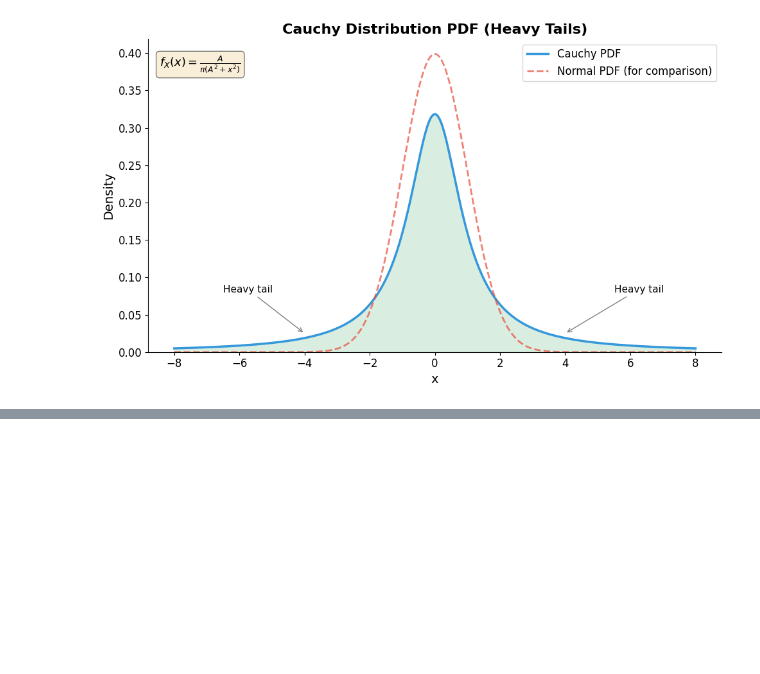
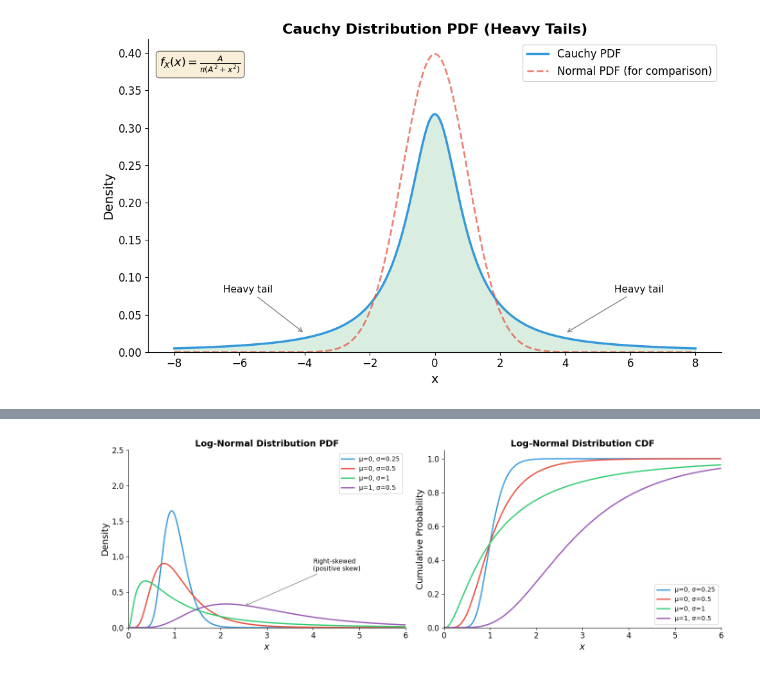
Before and after one commit to mattwalmsley/financial-modelling, a Jupyter notebook: quantitative/quant_platform/notebooks/probability_distributions_plots.ipynb, the cells around one changed output, grey strips where cells are left out. Drawn from its saved outputs; the diff is of its cells as text; code cells hidden in the pictures; blank space fills up the shorter version.

```diff
--- a/quantitative/quant_platform/notebooks/probability_distributions_plots.ipynb
+++ b/quantitative/quant_platform/notebooks/probability_distributions_plots.ipynb
@@ -308,0 +412,58 @@ plt.show()
+# %%
+# Log-Normal Distribution - PDF and CDF
+fig, axes = plt.subplots(1, 2, figsize=(14, 5))
+
+# Parameters: mu and sigma are the mean and std of the underlying normal distribution
+# For lognormal: if Y = exp(X) where X ~ N(mu, sigma^2), then Y ~ LogNormal(mu, sigma)
+params = [
+    (0, 0.25, "μ=0, σ=0.25"),
+    (0, 0.5, "μ=0, σ=0.5"),
+    (0, 1, "μ=0, σ=1"),
+    (1, 0.5, "μ=1, σ=0.5"),
+]
+colors = ["#3498db", "#e74c3c", "#2ecc71", "#9b59b6"]
+
+# Generate x values (lognormal is only defined for x > 0)
+x = np.linspace(0.001, 6, 1000)
+
+# ===== LEFT PLOT: PDF =====
+ax1 = axes[0]
+
+for (mu, sigma, label), color in zip(params, colors):
+    y_pdf = stats.lognorm.pdf(x, s=sigma, scale=np.exp(mu))
+    ax1.plot(x, y_pdf, color=color, linewidth=2, label=label)
+
+ax1.set_xlabel("$x$", fontsize=14)
+ax1.set_ylabel("Density", fontsize=14)
+ax1.set_title("Log-Normal Distribution PDF", fontsize=14, fontweight="bold")
+ax1.legend(loc="upper right", fontsize=10)
+ax1.set_ylim(bottom=0, top=2.5)
+ax1.set_xlim(0, 6)
+
+# Annotation for key property
+ax1.annotate(
+    "Right-skewed\n(positive skew)",
+    xy=(2.5, 0.3),
+    xytext=(4, 0.8),
+    fontsize=10,
+    arrowprops=dict(arrowstyle="->", color="gray", lw=1),
+)
+
+# ===== RIGHT PLOT: CDF =====
+ax2 = axes[1]
+
+for (mu, sigma, label), color in zip(params, colors):
+    y_cdf = stats.lognorm.cdf(x, s=sigma, scale=np.exp(mu))
+    ax2.plot(x, y_cdf, color=color, linewidth=2, label=label)
+
+ax2.set_xlabel("$x$", fontsize=14)
+ax2.set_ylabel("Cumulative Probability", fontsize=14)
+ax2.set_title("Log-Normal Distribution CDF", fontsize=14, fontweight="bold")
+ax2.legend(loc="lower right", fontsize=10)
+ax2.set_ylim(0, 1.05)
+ax2.set_xlim(0, 6)
+
+plt.tight_layout()
+plt.show()
+# %% [output]
+[figure, added]
```
Also changed, not shown: parts of 3 cells of this notebook, 3 other files.
